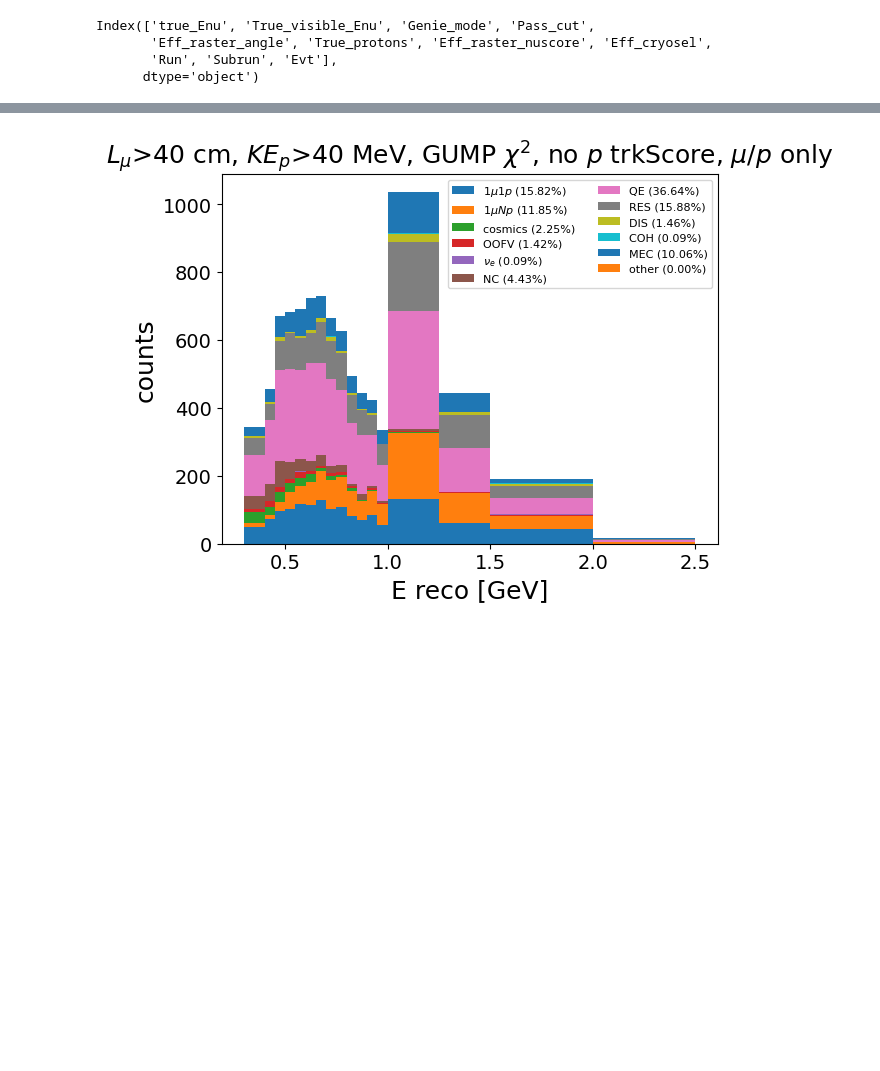
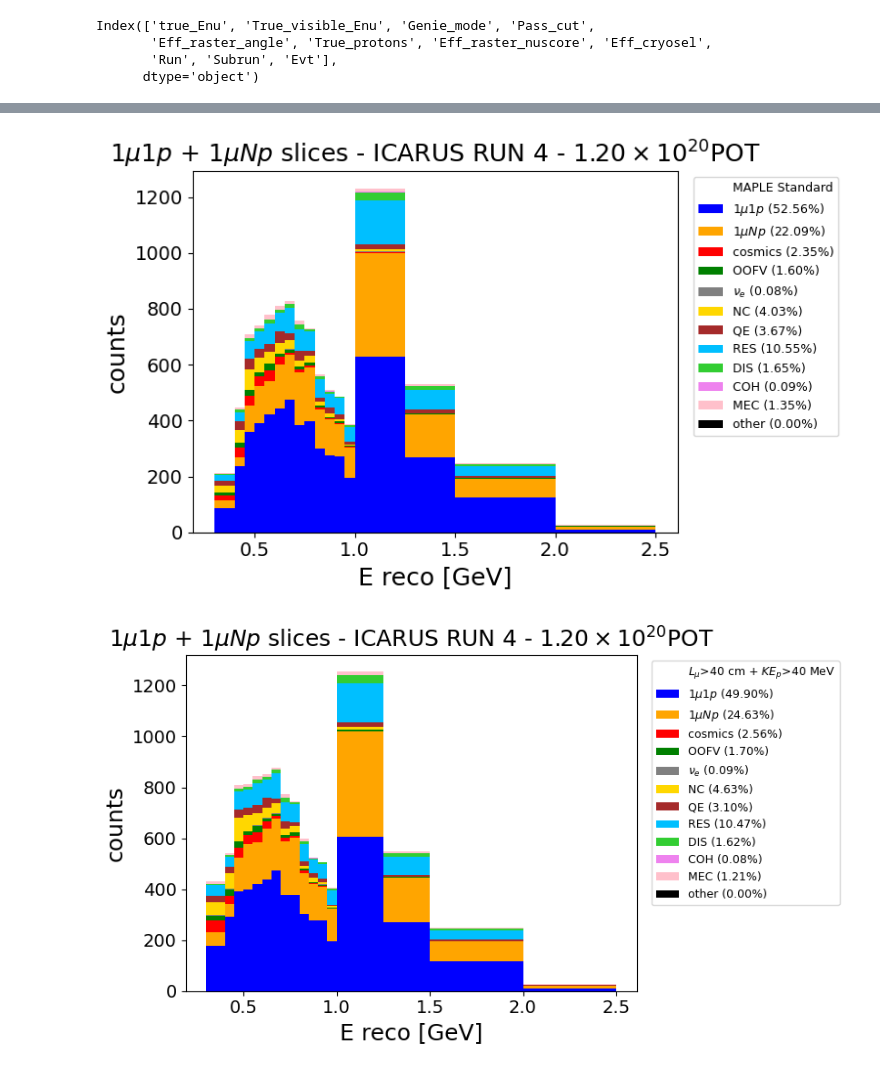
Before and after one commit to NicolaSommaggio/NicolaICARUS, a Jupyter notebook: MAPLE/selection_icarus/read_sbruce_tree.ipynb, the cells around one changed output, grey strips where cells are left out. Drawn from its saved outputs; the diff is of its cells as text; code cells hidden in the pictures; blank space fills up the shorter version.

Commit message:
al selection cuts checks MAPLE -G

```diff
--- a/MAPLE/selection_icarus/read_sbruce_tree.ipynb
+++ b/MAPLE/selection_icarus/read_sbruce_tree.ipynb
@@ -3,13 +34,11 @@ import uproot
 import pandas as pd
 import numpy as np
 import matplotlib.pyplot as plt
+from matplotlib.lines import Line2D
 
 # Apri il file
-#file = uproot.open("sbruce_trees/CUT_TEST/MC_CONCAT/SBRUCE_TREE_MAPLE_NICOLA_RUN4_CONCAT.root")
-#file = uproot.open("sbruce_trees/CUT_TEST/MC_CONCAT/SBRUCE_TREE_MAPLE_NICOLA_RUN4_MU_L_40_PRO_KE_40_CONCAT.root")
-#file = uproot.open("sbruce_trees/CUT_TEST/MC_CONCAT/SBRUCE_TREE_MAPLE_NICOLA_RUN4_MU_L_40_PRO_KE_40_CHI2_VAR_CONCAT.root")
-#file = uproot.open("sbruce_trees/CUT_TEST/MC_CONCAT/SBRUCE_TREE_MAPLE_NICOLA_RUN4_MU_L_40_PRO_KE_40_CHI2_VAR_TRACKSCORE_VAR_CONCAT.root")
-file = uproot.open("sbruce_trees/CUT_TEST/MC_CONCAT/SBRUCE_TREE_MAPLE_NICOLA_RUN4_MU_L_40_PRO_KE_40_CHI2_VAR_TRACKSCORE_VAR_VISIBLE_VAR_CONCAT.root")
+
+file = uproot.open(files[0])
 
 # Vedi cosa contiene (tree, histogram, ecc.)
 print(file.keys())          # lista di oggetti nel file
@@ -181,5 +282,7 @@ plt.ylim(0,0.6)
 # %%
-def plot_E_reco(df_reco) :
+colors = ['blue','orange','red','green','gray','gold','brown','deepskyblue','limegreen','violet','pink','black']
+
+def plot_E_reco(df_reco, cuts, f) :
     E_1mu1p = df_reco[df_reco['Reco_class']==1]['recoE']
     E_1muNp = df_reco[df_reco['Reco_class']==2]['recoE']
     E_cosmic = df_reco[df_reco['Reco_class']==3]['recoE']
@@ -206,6 +309,8 @@ def plot_E_reco(df_reco) :
     frac_mec = len(E_mec)/df_reco.shape[0] * 100
     frac_other = len(E_other)/df_reco.shape[0] * 100
 
+    text = Line2D([], [], linestyle='none', label=cuts)
+
     plt.hist(
         [E_1mu1p,
          E_1muNp,
@@ -220,6 +325,7 @@ def plot_E_reco(df_reco) :
          E_mec,
          E_other
         ],
+        color=colors,
         bins= np.array([0.3, 0.4, 0.45, 0.5, 0.55, 0.6, 0.65, 0.7, 0.75, 0.8, 0.85, 0.9, 0.95, 1.0, 1.25, 1.5, 2.0, 2.5]),
         histtype='bar',
         stacked=True,
@@ -242,18 +348,25 @@ def plot_E_reco(df_reco) :
     plt.ylabel(r'counts', fontsize = 18)
     plt.xticks(fontsize=14)
     plt.yticks(fontsize=14)
-    plt.legend(loc='upper right', fontsize=8, ncols=2)
+    handles, labels = plt.gca().get_legend_handles_labels()
+    handles.insert(0, text)
+    leg = plt.legend(handles=handles, loc='upper left', ncols=1, fontsize=9, bbox_to_anchor=(1.02, 1))
+    plt.title(r'$1\mu 1p$ + $1\mu Np$ slices - ICARUS RUN 4 - $1.20\times10^{20}$POT',fontsize=18)
+    plt.savefig(f'plots/E_reco_{f}.pdf', format='pdf', bbox_inches='tight')
     plt.show()
 # %%
-#plt.title(r'Standard MAPLE selection',fontsize=18)
-#plt.title(r'$L_{\mu}$>40 cm, $KE_p$>40 MeV',fontsize=18)
-#plt.title(r'$L_{\mu}$>40 cm, $KE_p$>40 MeV, GUMP $\chi^2$',fontsize=18)
-#plt.title(r'$L_{\mu}$>40 cm, $KE_p$>40 MeV, GUMP $\chi^2$, no $p$ trkScore',fontsize=18)
-plt.title(r'$L_{\mu}$>40 cm, $KE_p$>40 MeV, GUMP $\chi^2$, no $p$ trkScore, $\mu$/$p$ only',fontsize=18)
-#plot_E_reco(df_reco_standard)
-#plot_E_reco(df_reco_muL_pKE)
-#plot_E_reco(df_reco_muL_pKE_pid)
-#plot_E_reco(df_reco_muL_pKE_pid_trackscore)
-plot_E_reco(df_reco_muL_pKE_pid_trackscore_vis)
+plot_E_reco(df_reco_standard,labels[0],0)
+plot_E_reco(df_reco_muL_pKE,labels[1],1)
+plot_E_reco(df_reco_muL_pKE_pid,labels[2],2)
+plot_E_reco(df_reco_muL_pKE_pid_trackscore,labels[3],3)
+plot_E_reco(df_reco_muL_pKE_pid_trackscore_vis,labels[4],4)
+plot_E_reco(df_reco_muL_pKE_pid_trackscore_vis_crt,labels[5],5)
+plot_E_reco(df_reco_muL_pKE_pid_trackscore_vis_crt_Lmumax,labels[6],6)
+plot_E_reco(df_reco_muL_pKE_pid_trackscore_vis_crt_Lmumax_FV,labels[7],7)
+plot_E_reco(df_reco_muL_pKE_pid_trackscore_vis_crt_Lmumax_FV_Trigger,labels[8],8)
+plot_E_reco(df_reco_muL50_pKE50_pid_trackscore_vis_crt_NOLmumax_FV_Trigger,labels[9],9)
+plot_E_reco(df_reco_muL_pKE_pid_trackscore_NOvis_crt_Lmumax_FV_Trigger,labels[10],10)
+plot_E_reco(df_reco_muL50_pKE50_pid_trackscore_NOvis_crt_NOLmumax_FV_Trigger,labels[11],11)
 # %% [output]
-[figure, old version]
+[figure, new version]
+[figure, added]
```
Also changed, not shown: parts of 17 cells of this notebook, 31 other files.
